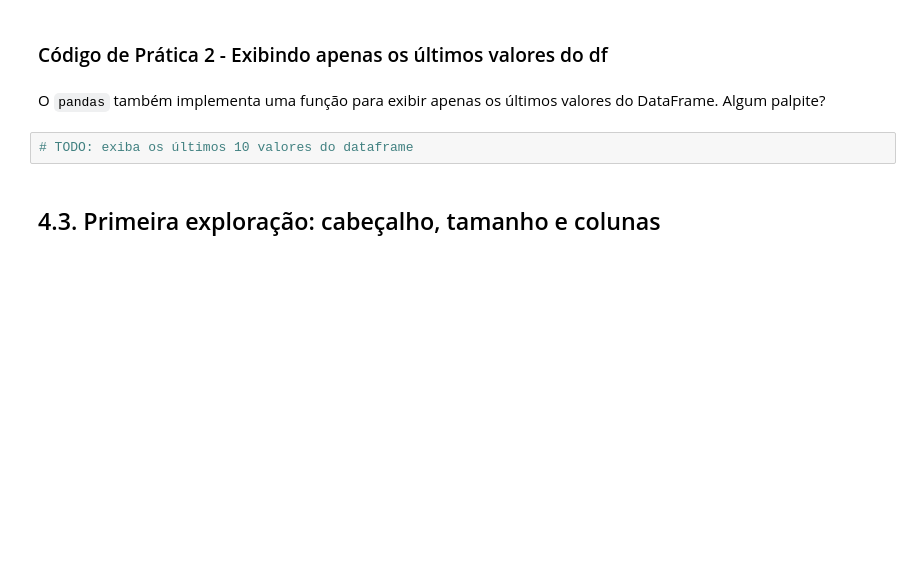
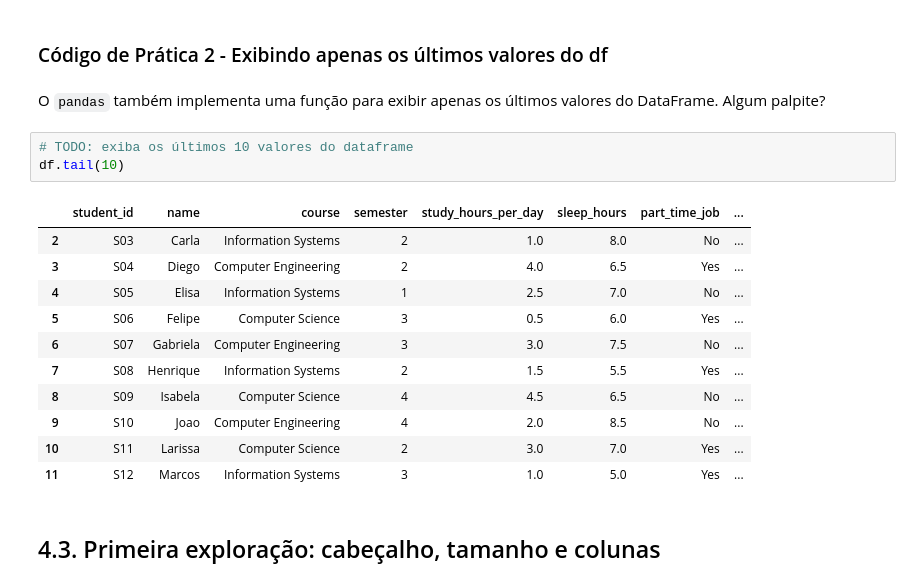
Before and after one commit to ladata-ufs/fundamento_eda_semac_25, a Jupyter notebook: Fundamentos_para_EDA.ipynb, the cells around one changed output. Cells and saved outputs as stored; diff of their text form; blank space fills up the shorter version.

```diff
--- a/Fundamentos_para_EDA.ipynb
+++ b/Fundamentos_para_EDA.ipynb
@@ -441,6 +509,19 @@ df.head()
 O `pandas` também implementa uma função para exibir apenas os últimos valores do DataFrame. Algum palpite?
 # %%
 # TODO: exiba os últimos 10 valores do dataframe
+df.tail(10)
+# %% [output]
+|  | student_id | name | course | semester | study_hours_per_day | sleep_hours | part_time_job | ... |
+| 2 | S03 | Carla | Information Systems | 2 | 1.0 | 8.0 | No | ... |
+| 3 | S04 | Diego | Computer Engineering | 2 | 4.0 | 6.5 | Yes | ... |
+| 4 | S05 | Elisa | Information Systems | 1 | 2.5 | 7.0 | No | ... |
+| 5 | S06 | Felipe | Computer Science | 3 | 0.5 | 6.0 | Yes | ... |
+| 6 | S07 | Gabriela | Computer Engineering | 3 | 3.0 | 7.5 | No | ... |
+| 7 | S08 | Henrique | Information Systems | 2 | 1.5 | 5.5 | Yes | ... |
+| 8 | S09 | Isabela | Computer Science | 4 | 4.5 | 6.5 | No | ... |
+| 9 | S10 | Joao | Computer Engineering | 4 | 2.0 | 8.5 | No | ... |
+| 10 | S11 | Larissa | Computer Science | 2 | 3.0 | 7.0 | Yes | ... |
+| 11 | S12 | Marcos | Information Systems | 3 | 1.0 | 5.0 | Yes | ... |
 # %% [markdown]
 ## 4.3. Primeira exploração: cabeçalho, tamanho e colunas
 # %% [markdown]
```
Also changed, not shown: parts of 37 cells of this notebook.
